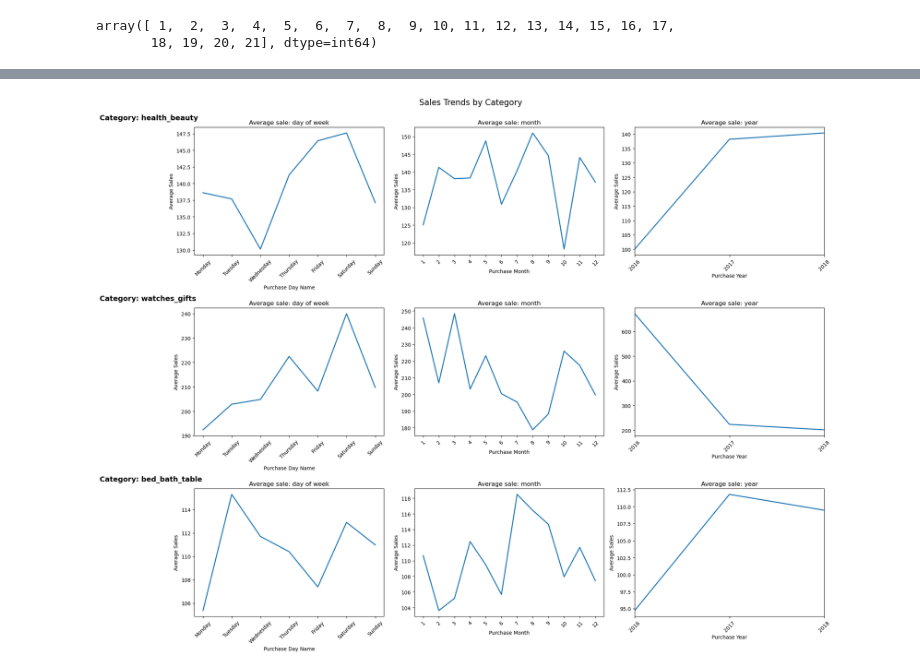
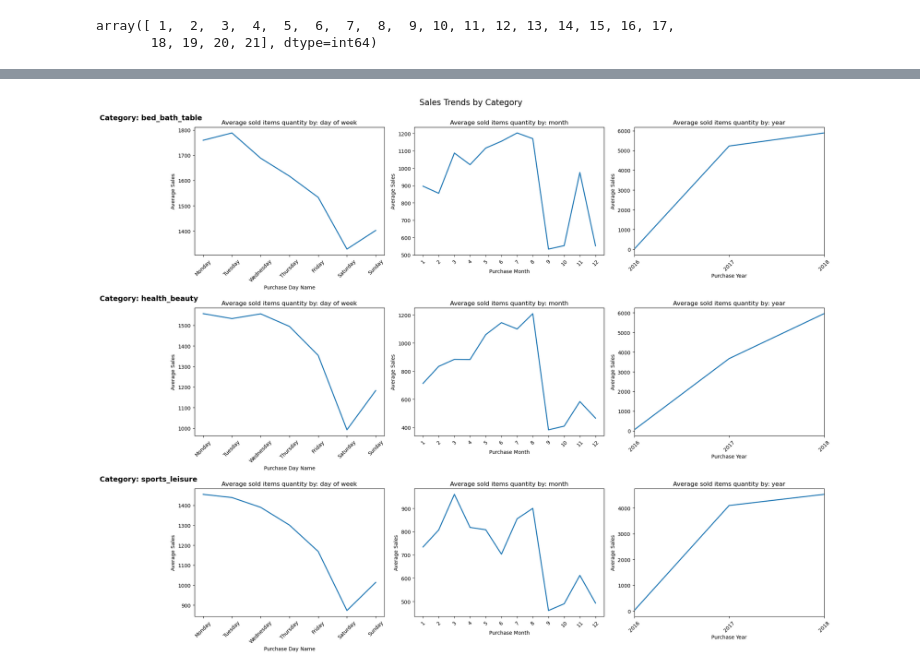
Before and after one commit to popraf/Demand-Forecasting, a Jupyter notebook: EDA.ipynb, the cells around one changed output, grey strips where cells are left out. Saved outputs shown, nothing was run; the diff lists cells and outputs as text; code cells hidden in the pictures.

```diff
--- a/EDA.ipynb
+++ b/EDA.ipynb
@@ -175,11 +175,6 @@ After the join we lost 1603 rows due to lact of information about the purchase t
 # Drop redundant data, not related to this task
 # As this is just a demonstration, we won't be adding information such as holidays for a different set of countries the customers are from etc
 order_items = order_items.drop(columns=['freight_value','shipping_limit_date','product_category_name'])
-# %%
-# As I understand correctly per obtained dict, ['price'] is 'item price'
-# and ['order_item_id'] is 'sequential number identifying number of items included in the same order.'.
-# Therefore, total sales value is as follows: ['Total Sales'] = ['price'] * ['order_item_id']
-order_items['total_sales'] = order_items['price'] * order_items['order_item_id']
 # %%
 # Add a set of information regarding sale timestamp
 order_items['Purchase Date'] = order_items['order_purchase_timestamp'].dt.to_period('D')
@@ -261,7 +256,7 @@ plt.show()
 sales_over_time = order_items.groupby([
     pd.Grouper(key='order_purchase_timestamp', freq='ME'),
     'product_category_name_english'
-])['total_sales'].sum().reset_index()
+])['price'].sum().reset_index()
 sales_over_time.columns = ['Year-Month', 'Product Category', 'Total Sales'] # rename columns for clarity
 
 # calculate total sales for each product category
@@ -280,7 +275,7 @@ for category in top_categories:
     category_data = filtered_sales_over_time[filtered_sales_over_time['Product Category'] == category]
     plt.plot(category_data['Year-Month'], category_data['Total Sales'], marker='o', label=category)
 
-plt.title('Total Sales by Top 5 Product Category Over Time')
+plt.title('Total Sales by Top 5 Product Categories Over Time')
 plt.xlabel('Year-Month')
 plt.ylabel('Total Sales')
 plt.legend(title='Product Category')
@@ -292,11 +287,11 @@ plt.show()
 # %%
-# visualize item sales quantity over time by top 5 categories for each year month
+# visualize products category sales quantity over time by top 5 categories for each year month
 
-# group data by date and seller id, then sum the quantity
+# group data by date and seller id, then count rows
 sales_over_time = order_items.groupby([
     pd.Grouper(key='order_purchase_timestamp', freq='ME'),
     'product_category_name_english'
-])['order_item_id'].sum().reset_index()
+]).size().reset_index()
 sales_over_time.columns = ['Year-Month', 'Product Category', 'Sales Quantity'] # rename columns for clarity
 
 # calculate total sales for each product category
@@ -315,7 +310,7 @@ for category in top_categories:
     category_data = filtered_sales_over_time[filtered_sales_over_time['Product Category'] == category]
     plt.plot(category_data['Year-Month'], category_data['Sales Quantity'], marker='o', label=category)
 
-plt.title('Sales Quantity by Top 5 Product Category Over Time')
+plt.title('Sales Quantity by Top 5 Product Categories Over Time')
 plt.xlabel('Year-Month')
 plt.ylabel('Sales Quantity')
 plt.legend(title='Product Category')
@@ -413,7 +387,7 @@ order_items[order_items['Purchase Year-Month']>'2018-08']
 |  | order_id | order_item_id | product_id | seller_id | price | product_category_name_english | order_purchase_timestamp | ... |
 | 36539 | 54282e97f61c23b78330c15b154c867d | 1 | b98992ea80b467987a7fbb88e7f2076a | 25be943a321c8938947bdaabca979a90 | 145.0 | kitchen_dining_laundry_garden_fur... | 2018-09-03 09:06:57 | ... |
 # %%
-# Sales broken down by time variables
+# Sold items quantity broken down by time variables for top 5 product categories
 #     Now that we have our example item lets see how it sells by:
 #         Day of the week
 #         Month
@@ -421,8 +395,8 @@ order_items[order_items['Purchase Year-Month']>'2018-08']
 
 days_order = ['Monday', 'Tuesday', 'Wednesday', 'Thursday', 'Friday', 'Saturday', 'Sunday']
 
-# Select top 3 categories by total sales for example
-top_categories = order_items.groupby('product_category_name_english')['total_sales'].sum().nlargest(3).index.tolist()
+# Select top 3 categories by sold items quantity for example
+top_categories = order_items.groupby('product_category_name_english').size().nlargest(3).index.tolist()
 
 fig, axes = plt.subplots(len(top_categories), 3, figsize=(20, 5*len(top_categories)))
 
@@ -430,10 +404,10 @@ for i, category in enumerate(top_categories):
     category_df = order_items[order_items['product_category_name_english'] == category]
 
     # Day of week plot
-    daily_sales = category_df.groupby('Purchase Day Name')['total_sales'].mean().reindex(days_order)
+    daily_sales = category_df.groupby('Purchase Day Name').size().reindex(days_order)
     daily_sales.plot(
         kind='line',
-        title='Average sale: day of week',
+        title='Average sold items quantity by: day of week',
         lw=2,
         ax=axes[i, 0]
     )
@@ -441,42 +415,42 @@ for i, category in enumerate(top_categories):
     axes[i, 0].set_xticklabels(days_order, rotation=45)
 
     # Month plot
-    monthly_sales = category_df.groupby('Purchase Month')['total_sales'].mean()
+    monthly_sales = category_df.groupby('Purchase Month').size()
     monthly_sales.plot(
         kind='line',
-        title='Average sale: month',
+        title='Average sold items quantity by: month',
         lw=2,
         ax=axes[i, 1]
     )
     axes[i, 1].set_xticks(range(1, 13))
     axes[i, 1].set_xticklabels(range(1, 13), rotation=45)
 
     # Year plot
-    yearly_sales = category_df.groupby('Purchase Year')['total_sales'].mean()
+    yearly_sales = category_df.groupby('Purchase Year').size()
     yearly_sales.plot(
         kind='line',
-        title='Average sale: year',
+        title='Average sold items quantity by: year',
         lw=2,
         ax=axes[i, 2]
     )
     axes[i, 2].set_xticks(yearly_sales.index)
     axes[i, 2].set_xticklabels(yearly_sales.index, rotation=45)
 
     axes[i, 0].set_ylabel('Average Sales')
     axes[i, 1].set_ylabel('Average Sales')
     axes[i, 2].set_ylabel('Average Sales')
 
     # Add a title for each category row
     axes[i, 0].text(-0.5, 1.1, f'Category: {category}', transform=axes[i, 0].transAxes,
                     fontsize=14, fontweight='bold', va='top', ha='left')
 
 # Adjust layout to prevent overlapping
 plt.tight_layout()
 
 # Add overall title
 fig.suptitle('Sales Trends by Category', fontsize=16, y=1.02)
 
 plt.show()
 # %% [output]
-[figure, old version]
+[figure, new version]
 # %%
```
Also changed, not shown: parts of 10 cells of this notebook.
